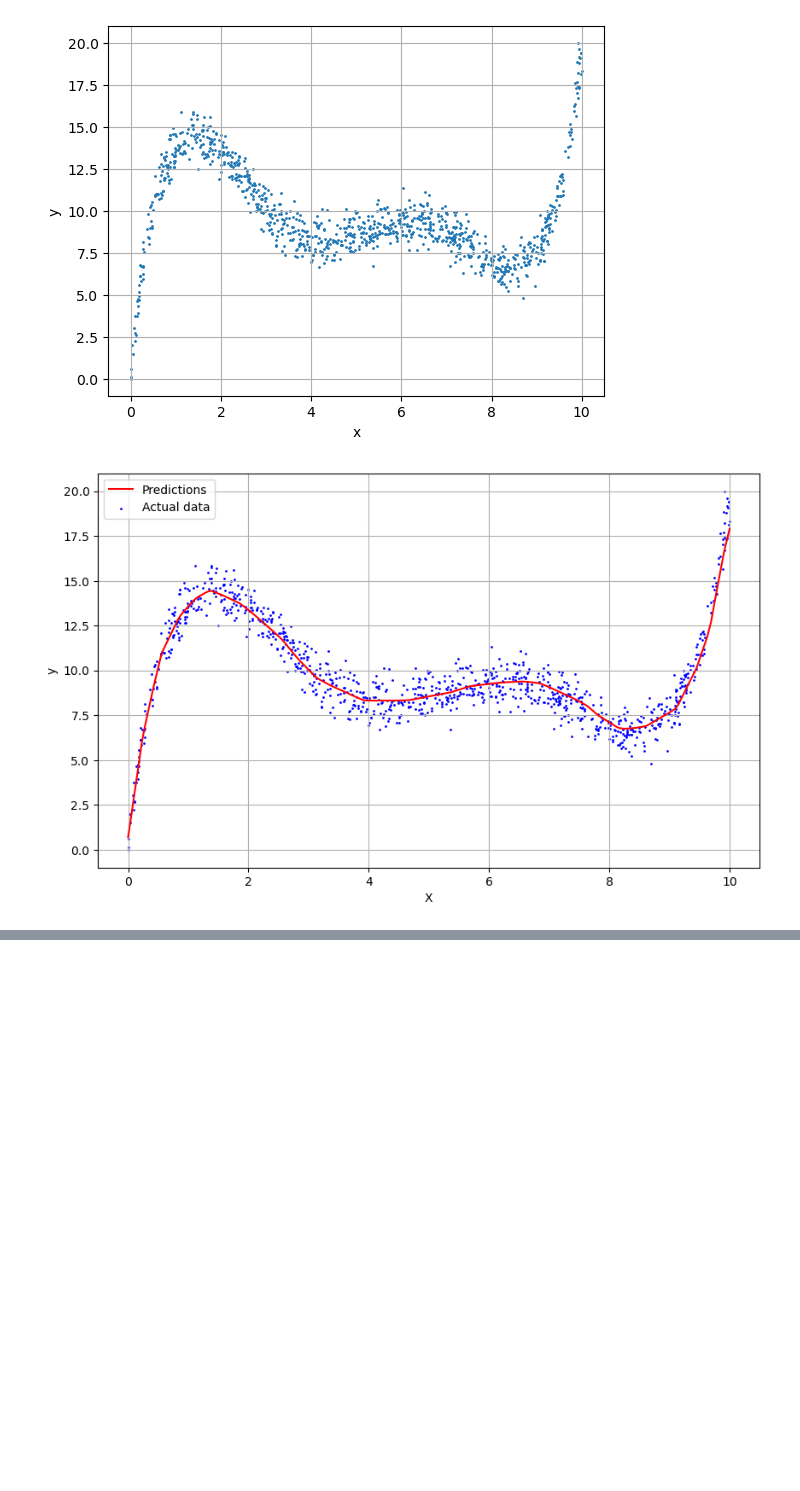
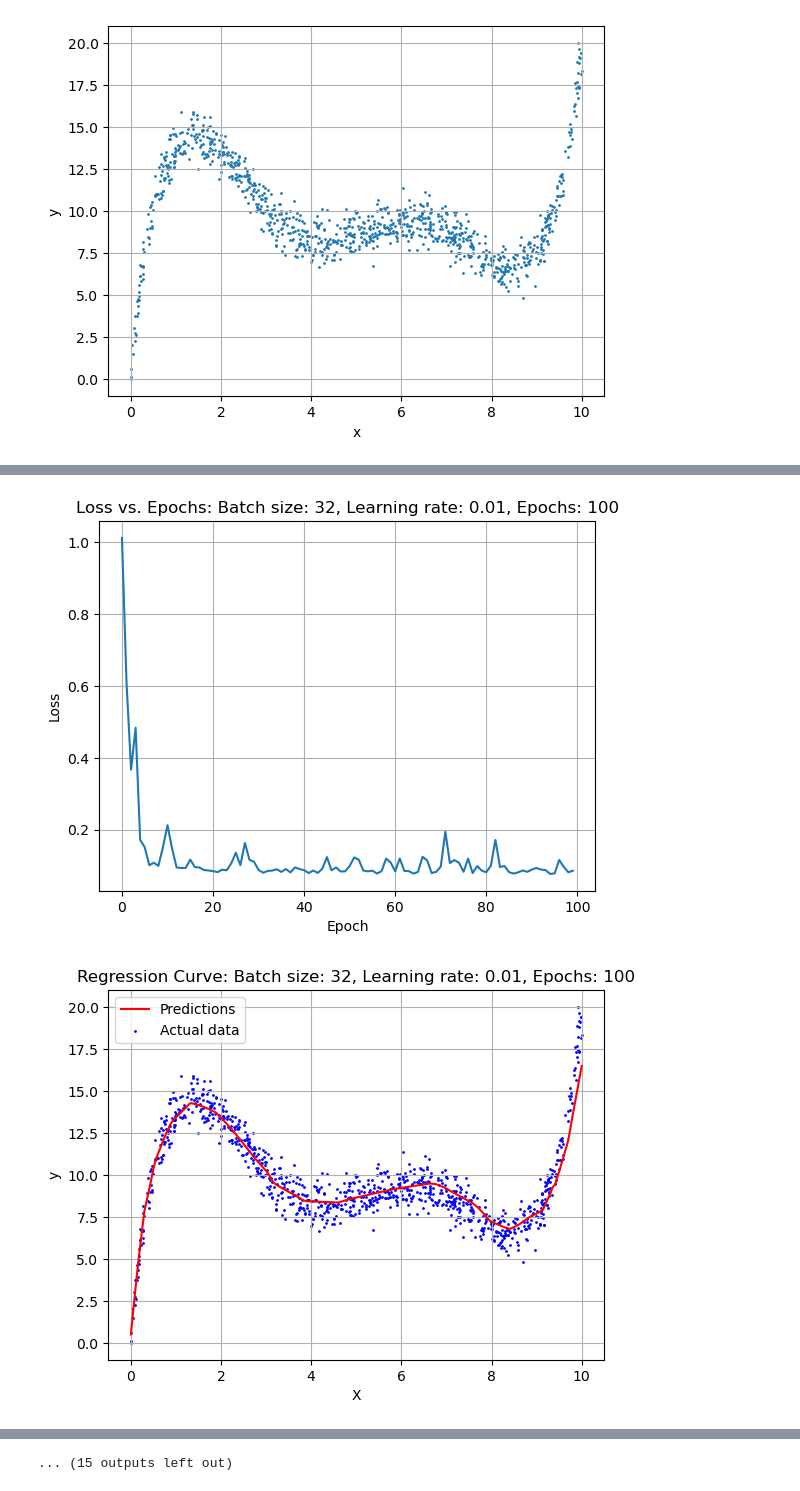
Before and after one commit to BryanL43/DeepLearning, a Jupyter notebook: MLPRegression/MLPRegress.ipynb, the cells around one changed output, grey strips where cells are left out. Cells and saved outputs as stored; diff of their text form; code cells hidden in the pictures; blank space fills up the shorter version.

Commit message:
Dynamic hyperparam tuning & fixed loss calc

```diff
--- a/MLPRegression/MLPRegress.ipynb
+++ b/MLPRegression/MLPRegress.ipynb
@@ -102,22 +112,63 @@ for epoch in range(num_epochs):
 # %%
-model.eval();
+def plotRegressionCurve(model, title):
+    tensor = torch.tensor(norm_X, dtype=torch.float32);
 
-tensor = torch.tensor(norm_X, dtype=torch.float32);
+    # Denormalize for plotting
+    predictions = model.forward(tensor).detach() * y_std + y_mean;
 
-# Denormalize for plotting
-predictions = model.forward(tensor).detach() * y_std + y_mean;
+    sortedIndices = tensor.flatten().argsort();
+    sorted_X = X[sortedIndices];
+    sortedPredictions = predictions[sortedIndices];
 
-sortedIndices = tensor.flatten().argsort();
-sorted_X = X[sortedIndices];
-sortedPredictions = predictions[sortedIndices];
-
-plt.figure(figsize=(10, 6));
-plt.plot(sorted_X, sortedPredictions, color="red", label="Predictions");
-plt.scatter(X, y, color="blue", label="Actual data", s=1);
-plt.xlabel("X");
-plt.ylabel("y");
-plt.legend();
-plt.grid();
-plt.show();
+    plt.plot(sorted_X, sortedPredictions, color="red", label="Predictions");
+    plt.title("Regression Curve: " + title);
+    plt.scatter(X, y, color="blue", label="Actual data", s=1);
+    plt.xlabel("X");
+    plt.ylabel("y");
+    plt.legend();
+    plt.grid();
+    plt.show();
-# %% [output]
-[figure, removed]
+# %%
+def hyperParamSearch(dataSet, batchSizes, learningRates, numEpochs):
+    bestLoss = np.inf;
+    bestParams = {};
+
+    for batchSize in batchSizes:
+        for learningRate in learningRates:
+            print(f'Training with num_epochs={numEpochs}, batch_size={batchSize}, learning_rate={learningRate}');
+
+            trainLoader = DataLoader(
+                dataset=dataSet,
+                batch_size=batchSize,
+                shuffle=True
+            );
+
+            model = MLP(numFeatures=1, numClasses=1, activation=torch.nn.ReLU());
+            losses = trainModel(model, trainLoader, epochs=numEpochs, learningRate=learningRate);
+
+            lastLoss = losses[-1];
+            if lastLoss < bestLoss:
+                bestLoss = lastLoss;
+                bestParams = {
+                    "num_epochs": numEpochs,
+                    "batch_size": batchSize,
+                    "learning_rate": learningRate,
+                    "losses": losses,
+                    "model": model
+                };
+
+            print(f"Total loss after training with num_epochs: {numEpochs}, batch_size: {batchSize}, "
+                f"learning_rate: {learningRate} is: {lastLoss:.4f}");
+
+            graphTitle = f"Batch size: {batchSize}, Learning rate: {learningRate}, Epochs: {numEpochs}";
+            plotLossCurve(losses, graphTitle);
+            plotRegressionCurve(model, graphTitle);
+
+    return bestParams;
+# %%
+batchSizes = [32, 64, 128];
+learningRates = [0.01, 0.001, 0.0001];
+numEpochs = 100;
+
+bestParams = hyperParamSearch(trainDataSet, batchSizes, learningRates, numEpochs);
+# %% [output]
@@ -123,0 +192,2 @@ plt.show();
+[figure, added]
+[figure, added]
@@ -123,0 +251 @@ plt.show();
+... (15 outputs left out)
```
Also changed, not shown: parts of 6 cells of this notebook.
